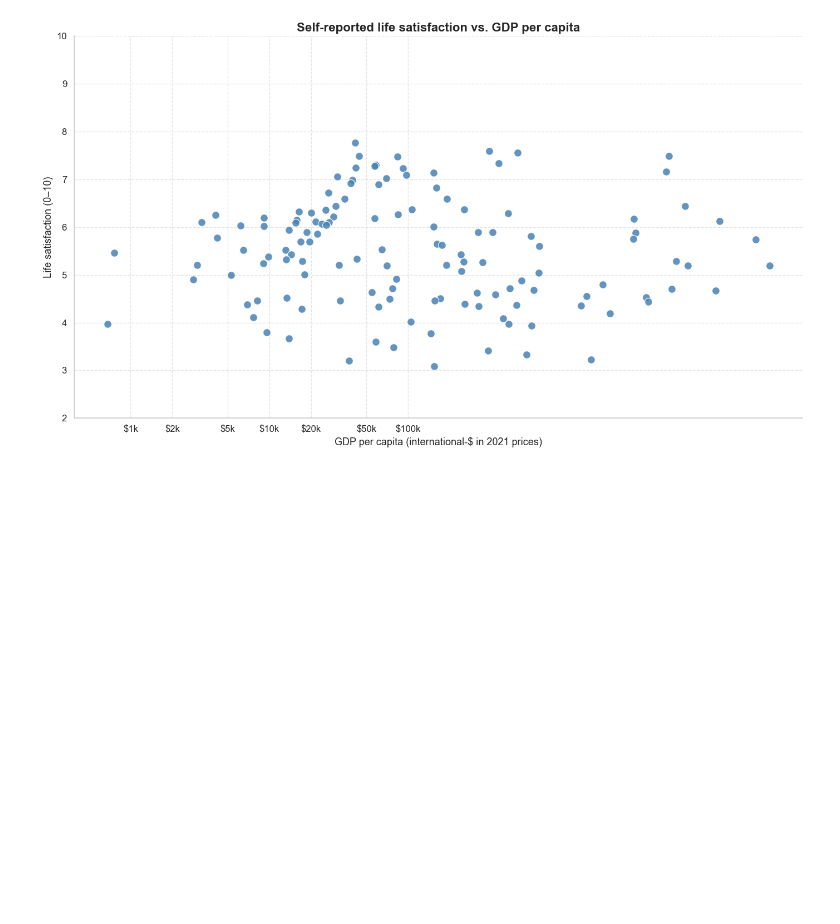
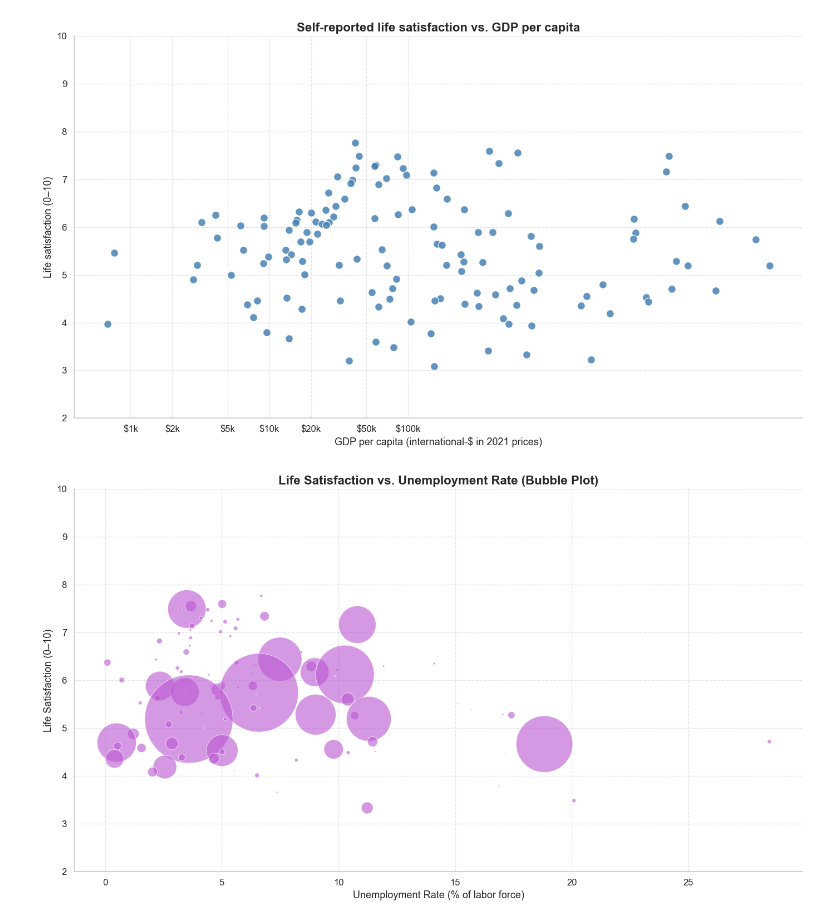
Before and after one commit to meesuva/Visualitie, a Jupyter notebook: docs/3what_makes_happiness.ipynb, the cells around one changed output. Cells and saved outputs as stored; diff of their text form; code cells hidden in the pictures; blank space fills up the shorter version.

Commit message:
alle plots weer toegevoegd

```diff
--- a/docs/3what_makes_happiness.ipynb
+++ b/docs/3what_makes_happiness.ipynb
@@ -60,40 +60,57 @@ plt.show()
 [figure]
 # %%
 import pandas as pd
-import plotly.express as px
+import matplotlib.pyplot as plt
+import seaborn as sns
 
-# 1. Data inladen
-whr_df = pd.read_csv('2019happy.csv')
-wdi_df = pd.read_csv('WDI_new.csv')
+happiness_df = pd.read_csv("2019happy.csv")
+wdi_df = pd.read_csv("WDI_new.csv")
 
-# 2. Werkloosheidsdata extraheren voor 2019
-unemployment_df = wdi_df[wdi_df['Series Code'] == 'SL.UEM.TOTL.NE.ZS'][['Country Name', '2019 [YR2019]']]
-unemployment_df.rename(columns={'2019 [YR2019]': 'Werkloosheidsgraad'}, inplace=True)
-unemployment_df['Werkloosheidsgraad'] = pd.to_numeric(unemployment_df['Werkloosheidsgraad'], errors='coerce')
+happiness_df = happiness_df[['Country or region', 'Score']]
+happiness_df.rename(columns={'Country or region': 'Country', 'Score': 'Happiness Score'}, inplace=True)
 
-# 3. Bevolkingsdata extraheren voor 2019
-population_df = wdi_df[wdi_df['Series Code'] == 'SP.POP.TOTL'][['Country Name', '2019 [YR2019]']]
-population_df.rename(columns={'2019 [YR2019]': 'Bevolking'}, inplace=True)
-population_df['Bevolking'] = pd.to_numeric(population_df['Bevolking'], errors='coerce')
+unemp_df = wdi_df[wdi_df['Series Name'] == 'Unemployment, total (% of total labor force) (national estimate)']
+unemp_df = unemp_df[['Country Name', '2019 [YR2019]']]
+unemp_df.rename(columns={'Country Name': 'Country', '2019 [YR2019]': 'Unemployment Rate'}, inplace=True)
+unemp_df['Unemployment Rate'] = pd.to_numeric(unemp_df['Unemployment Rate'], errors='coerce')
 
-# 4. Datasets samenvoegen op landnaam
-merged_df = pd.merge(whr_df, unemployment_df, left_on='Country or region', right_on='Country Name', how='inner')
-merged_df = pd.merge(merged_df, population_df, on='Country Name', how='inner')
+gdp_df = wdi_df[wdi_df['Series Name'] == 'GDP per capita (constant LCU)']
+gdp_df = gdp_df[['Country Name', '2019 [YR2019]']]
+gdp_df.rename(columns={'Country Name': 'Country', '2019 [YR2019]': 'GDP per capita'}, inplace=True)
+gdp_df['GDP per capita'] = pd.to_numeric(gdp_df['GDP per capita'], errors='coerce')
 
-# 5. Relevante kolommen selecteren en ontbrekende waarden verwijderen
-merged_df = merged_df[['Country Name', 'Score', 'Werkloosheidsgraad', 'Bevolking']].dropna()
+merged_df = pd.merge(happiness_df, unemp_df, on='Country')
+merged_df = pd.merge(merged_df, gdp_df, on='Country', how='left')
+merged_df.dropna(subset=['Happiness Score', 'Unemployment Rate'], inplace=True)
 
-# 6. Bubble plot maken
-fig = px.scatter(
-    merged_df,
-    x='Werkloosheidsgraad',
-    y='Score',
-    size='Bevolking',
-    hover_name='Country Name',
-    title='Werkloosheidsgraad vs Geluksindex per Land (2019)',
-    labels={'Werkloosheidsgraad': 'Werkloosheidsgraad (%)', 'Score': 'Geluksindex'},
-    size_max=60
+if 'GDP per capita' in merged_df.columns:
+    merged_df['Bubble Size'] = merged_df['GDP per capita'] / merged_df['GDP per capita'].max() * 13000
+else:
+    merged_df['Bubble Size'] = 500
+
+plt.figure(figsize=(14, 8))
+sns.set(style="whitegrid")
+
+plt.scatter(
+    merged_df['Unemployment Rate'],
+    merged_df['Happiness Score'],
+    s=merged_df['Bubble Size'],
+    alpha=0.6,
+    color='mediumorchid',
+    edgecolor='white',
+    linewidth=0.8
 )
 
-# 7. Plot weergeven
-fig.show()
+plt.xlabel('Unemployment Rate (% of labor force)', fontsize=13)
+plt.ylabel('Life Satisfaction (0–10)', fontsize=13)
+plt.title('Life Satisfaction vs. Unemployment Rate (Bubble Plot)', fontsize=16, weight='bold')
+
+plt.xticks(fontsize=12)
+plt.yticks(range(2, 11), fontsize=12)
+plt.ylim(2, 10)
+plt.grid(True, linestyle='--', alpha=0.5)
+sns.despine()
+plt.tight_layout()
+plt.show()
+# %% [output]
+[figure, added]
```
Also changed, not shown: parts of 1 cell of this notebook.
